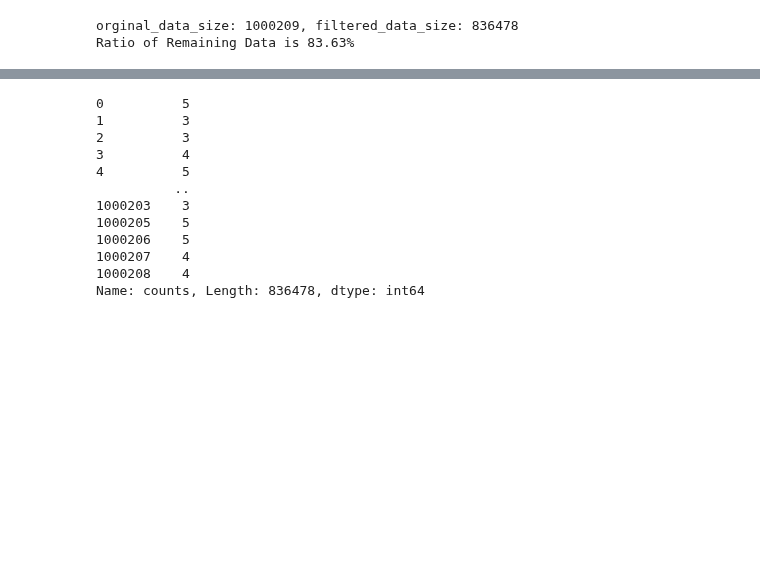
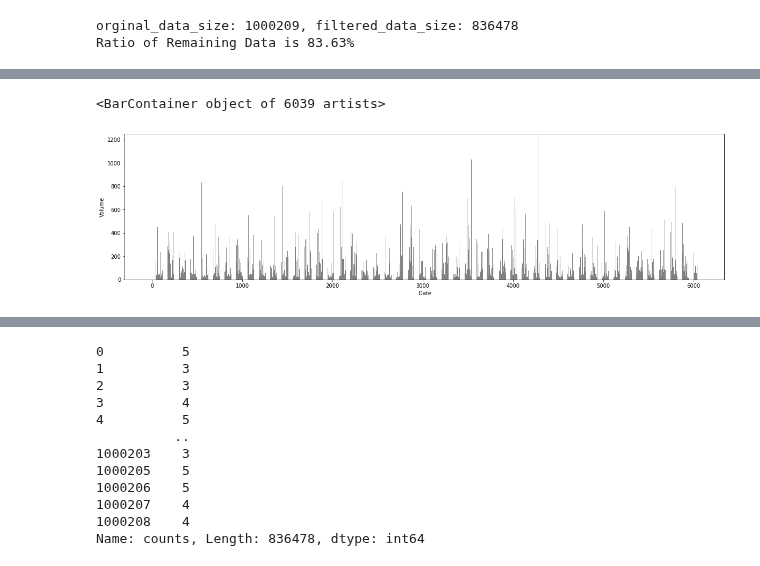
Before and after one commit to LAGABI44/AIFFEL_Study, a Jupyter notebook: EXPLORATION/Submission/[E-14]Movie_Recommendations.ipynb, the cells around one changed output, grey strips where cells are left out. Saved outputs shown, nothing was run; the diff lists cells and outputs as text; code cells hidden in the pictures; blank space fills up the shorter version.

```diff
--- a/EXPLORATION/Submission/[E-14]Movie_Recommendations.ipynb
+++ b/EXPLORATION/Submission/[E-14]Movie_Recommendations.ipynb
@@ -33,3 +112,12 @@ print(f'Ratio of Remaining Data is {filtered_data_size / orginal_data_size:.2%}'
 # %% [output]
 orginal_data_size: 1000209, filtered_data_size: 836478
 Ratio of Remaining Data is 83.63%
+# %%
+# 필요없는 데이터 열 제거
+group = ratings.drop(['ratings', 'timestamp'], axis=1)
+
+# 컬럼명 변경
+group = group.rename({'movie_id':'Num_movies'}, axis='columns')
+
+group_1 = group.groupby('user_id').count()
+group_1
@@ -35,0 +163,15 @@ Ratio of Remaining Data is 83.63%
+# %%
+import matplotlib.pyplot as plt
+
+xs=group_1.index.to_list()
+ys=group_1['Num_movies'].to_list()
+
+plt.figure(figsize=(20, 5))
+plt.xlabel('Date')
+plt.ylabel('Volume')
+plt.ylim(0, 1250)
+
+plt.bar(xs, ys, width=0.6, color='grey')
+# %% [output]
+<BarContainer object of 6039 artists>
+[figure, added]
```
Also changed, not shown: parts of 73 cells of this notebook.
